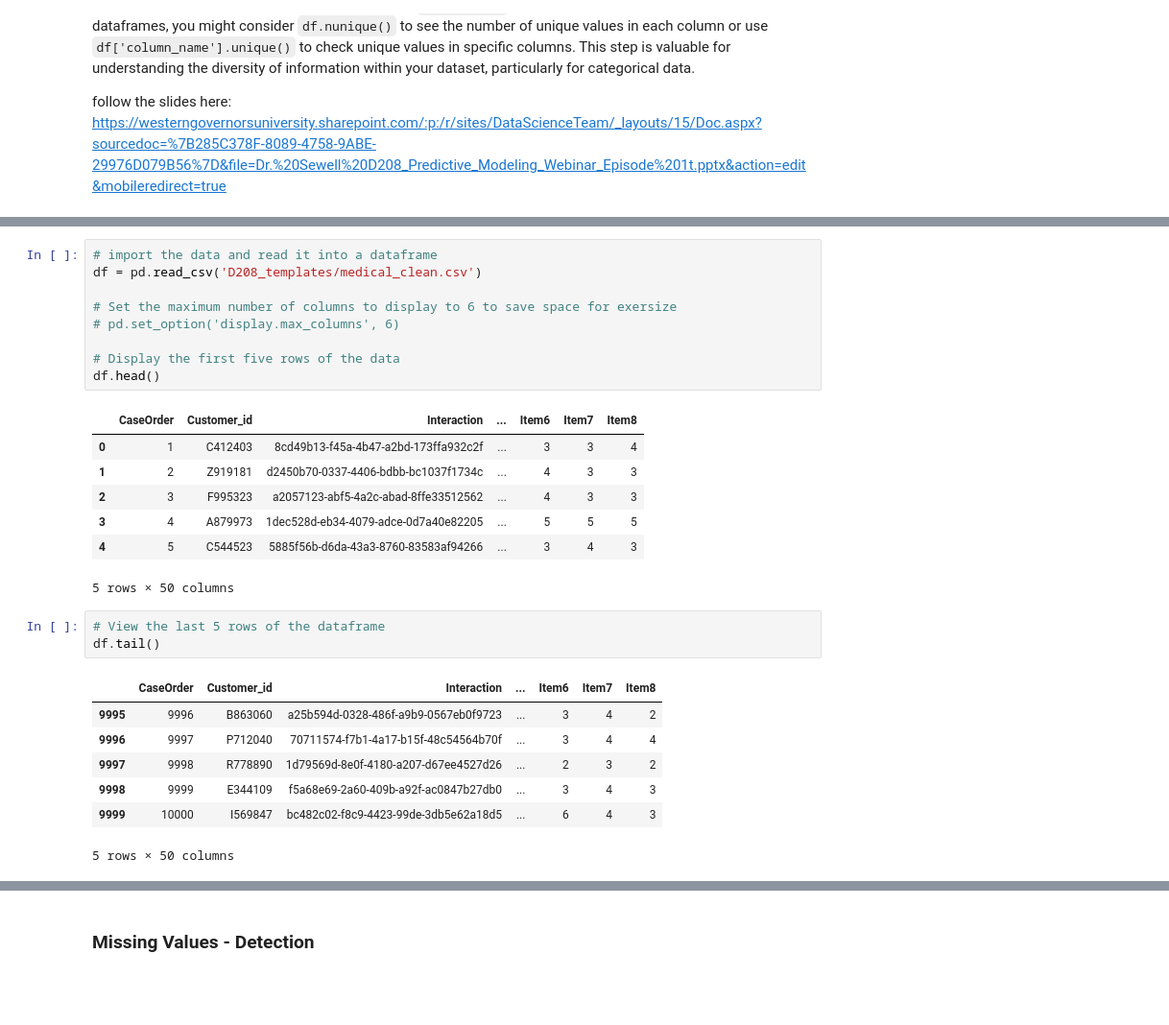
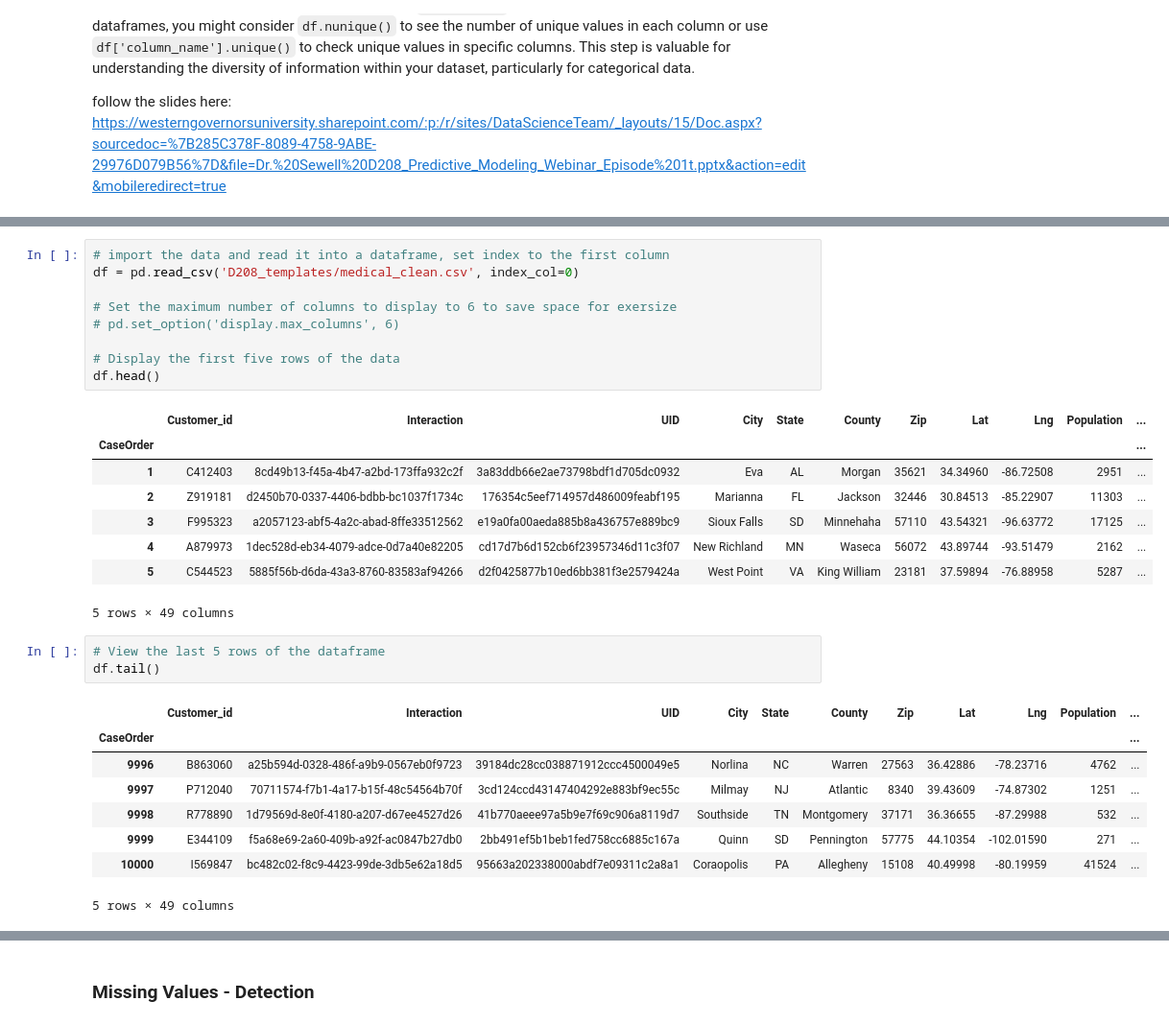
Before and after one commit to vertigoa/master, a Jupyter notebook: d208_task_1.ipynb, the cells around one changed output, grey strips where cells are left out. Shown at 96% size. Saved outputs shown, nothing was run; the diff lists cells and outputs as text; blank space fills up the shorter version.

```diff
--- a/d208_task_1.ipynb
+++ b/d208_task_1.ipynb
@@ -136,31 +158,33 @@ Note: you may need to restart the kernel to use updated packages.
 # %%
-# import the data and read it into a dataframe
-df = pd.read_csv('D208_templates/medical_clean.csv')
+# import the data and read it into a dataframe, set index to the first column
+df = pd.read_csv('D208_templates/medical_clean.csv', index_col=0)
 
 # Set the maximum number of columns to display to 6 to save space for exersize
 # pd.set_option('display.max_columns', 6)
 
 # Display the first five rows of the data
 df.head()
 # %% [output]
-|  | CaseOrder | Customer_id | Interaction | ... | Item6 | Item7 | Item8 |
-| 0 | 1 | C412403 | 8cd49b13-f45a-4b47-a2bd-173ffa932c2f | ... | 3 | 3 | 4 |
-| 1 | 2 | Z919181 | d2450b70-0337-4406-bdbb-bc1037f1734c | ... | 4 | 3 | 3 |
-| 2 | 3 | F995323 | a2057123-abf5-4a2c-abad-8ffe33512562 | ... | 4 | 3 | 3 |
-| 3 | 4 | A879973 | 1dec528d-eb34-4079-adce-0d7a40e82205 | ... | 5 | 5 | 5 |
-| 4 | 5 | C544523 | 5885f56b-d6da-43a3-8760-83583af94266 | ... | 3 | 4 | 3 |
+|  | Customer_id | Interaction | UID | City | State | County | Zip | Lat | Lng | Population | ... |
+| CaseOrder |  |  |  |  |  |  |  |  |  |  | ... |
+| 1 | C412403 | 8cd49b13-f45a-4b47-a2bd-173ffa932c2f | 3a83ddb66e2ae73798bdf1d705dc0932 | Eva | AL | Morgan | 35621 | 34.34960 | -86.72508 | 2951 | ... |
+| 2 | Z919181 | d2450b70-0337-4406-bdbb-bc1037f1734c | 176354c5eef714957d486009feabf195 | Marianna | FL | Jackson | 32446 | 30.84513 | -85.22907 | 11303 | ... |
+| 3 | F995323 | a2057123-abf5-4a2c-abad-8ffe33512562 | e19a0fa00aeda885b8a436757e889bc9 | Sioux Falls | SD | Minnehaha | 57110 | 43.54321 | -96.63772 | 17125 | ... |
+| 4 | A879973 | 1dec528d-eb34-4079-adce-0d7a40e82205 | cd17d7b6d152cb6f23957346d11c3f07 | New Richland | MN | Waseca | 56072 | 43.89744 | -93.51479 | 2162 | ... |
+| 5 | C544523 | 5885f56b-d6da-43a3-8760-83583af94266 | d2f0425877b10ed6bb381f3e2579424a | West Point | VA | King William | 23181 | 37.59894 | -76.88958 | 5287 | ... |
-5 rows × 50 columns
+5 rows × 49 columns
 # %%
 # View the last 5 rows of the dataframe
 df.tail()
 # %% [output]
-|  | CaseOrder | Customer_id | Interaction | ... | Item6 | Item7 | Item8 |
-| 9995 | 9996 | B863060 | a25b594d-0328-486f-a9b9-0567eb0f9723 | ... | 3 | 4 | 2 |
-| 9996 | 9997 | P712040 | 70711574-f7b1-4a17-b15f-48c54564b70f | ... | 3 | 4 | 4 |
-| 9997 | 9998 | R778890 | 1d79569d-8e0f-4180-a207-d67ee4527d26 | ... | 2 | 3 | 2 |
-| 9998 | 9999 | E344109 | f5a68e69-2a60-409b-a92f-ac0847b27db0 | ... | 3 | 4 | 3 |
-| 9999 | 10000 | I569847 | bc482c02-f8c9-4423-99de-3db5e62a18d5 | ... | 6 | 4 | 3 |
+|  | Customer_id | Interaction | UID | City | State | County | Zip | Lat | Lng | Population | ... |
+| CaseOrder |  |  |  |  |  |  |  |  |  |  | ... |
+| 9996 | B863060 | a25b594d-0328-486f-a9b9-0567eb0f9723 | 39184dc28cc038871912ccc4500049e5 | Norlina | NC | Warren | 27563 | 36.42886 | -78.23716 | 4762 | ... |
+| 9997 | P712040 | 70711574-f7b1-4a17-b15f-48c54564b70f | 3cd124ccd43147404292e883bf9ec55c | Milmay | NJ | Atlantic | 8340 | 39.43609 | -74.87302 | 1251 | ... |
+| 9998 | R778890 | 1d79569d-8e0f-4180-a207-d67ee4527d26 | 41b770aeee97a5b9e7f69c906a8119d7 | Southside | TN | Montgomery | 37171 | 36.36655 | -87.29988 | 532 | ... |
+| 9999 | E344109 | f5a68e69-2a60-409b-a92f-ac0847b27db0 | 2bb491ef5b1beb1fed758cc6885c167a | Quinn | SD | Pennington | 57775 | 44.10354 | -102.01590 | 271 | ... |
+| 10000 | I569847 | bc482c02-f8c9-4423-99de-3db5e62a18d5 | 95663a202338000abdf7e09311c2a8a1 | Coraopolis | PA | Allegheny | 15108 | 40.49998 | -80.19959 | 41524 | ... |
-5 rows × 50 columns
+5 rows × 49 columns
 # %%
 # Check the DataFrame information
 df.info()
```
Also changed, not shown: parts of 14 cells of this notebook.
